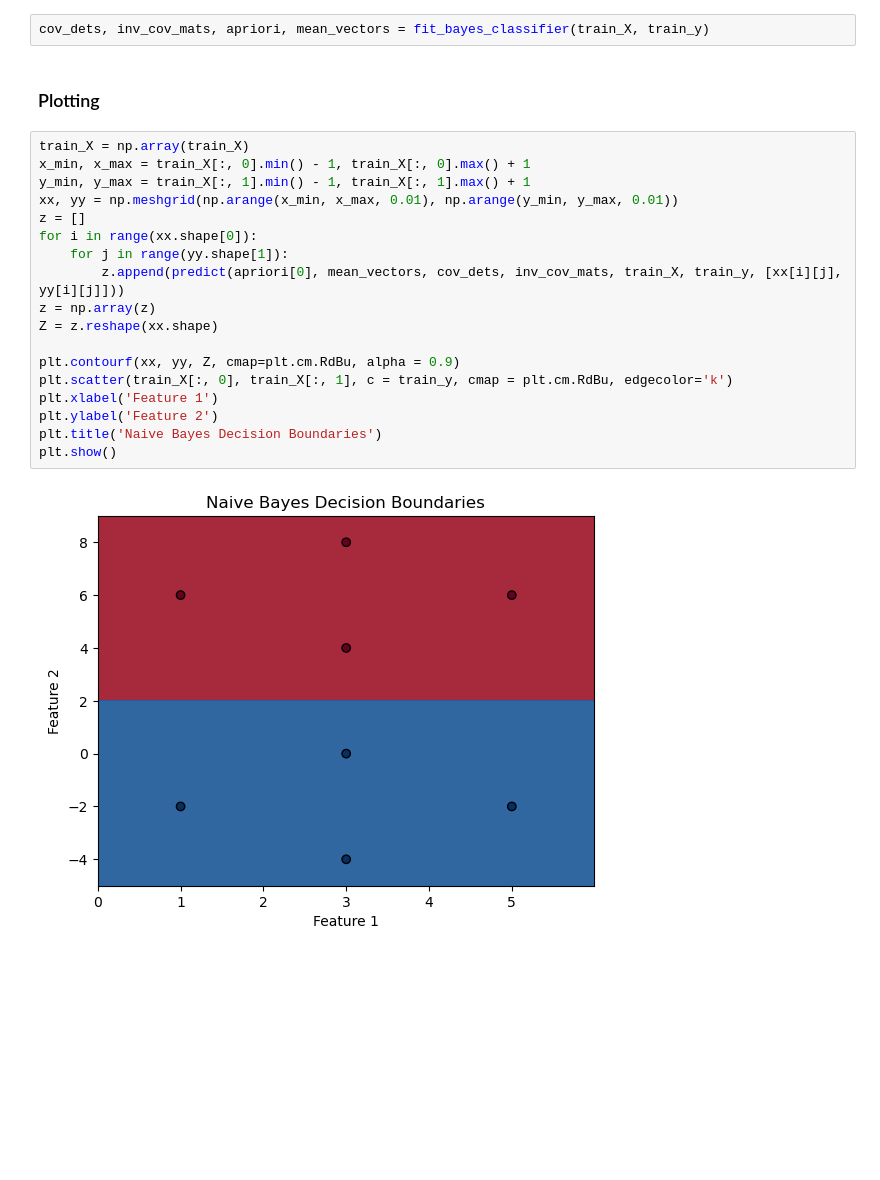
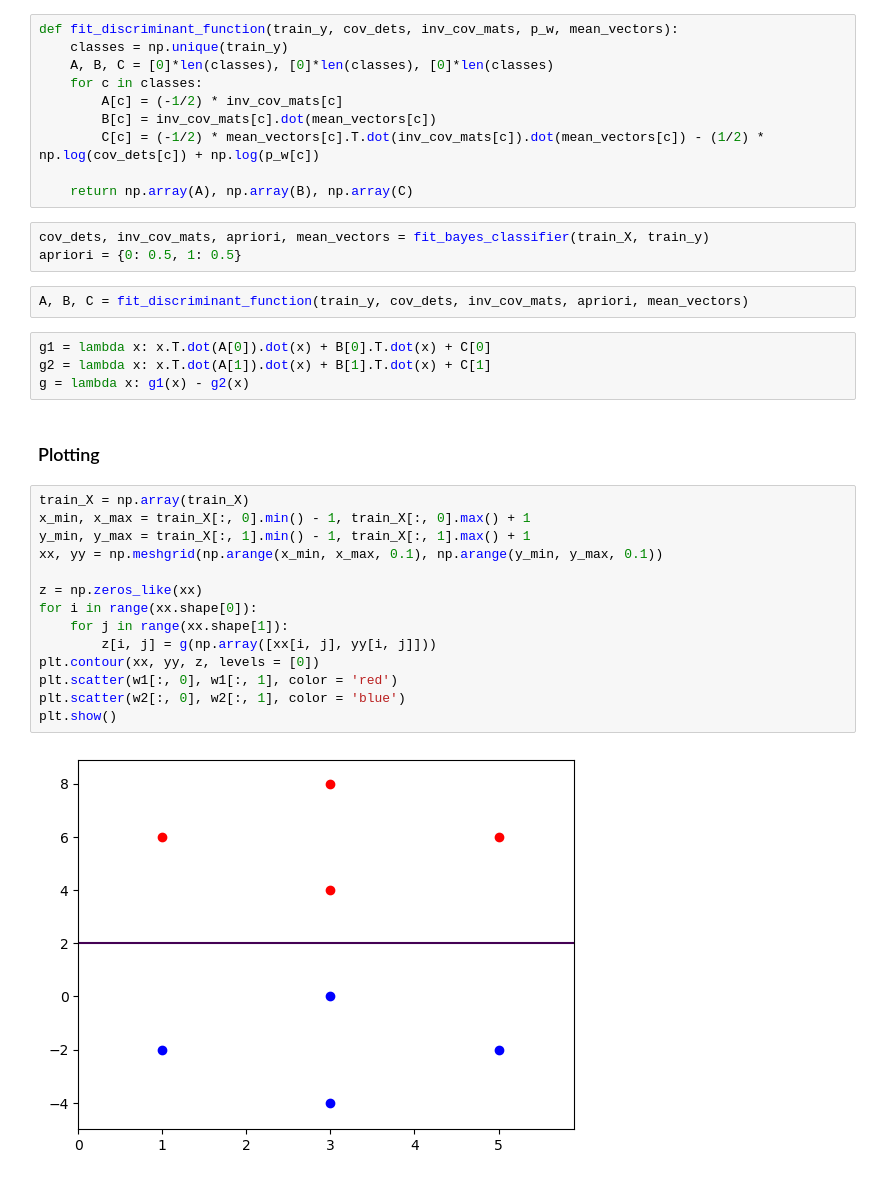
Before and after one commit to DSLRSIDDESH/PRML, a Jupyter notebook: lab-07/1.ipynb, the cells around one changed output. Drawn from its saved outputs; the diff is of its cells as text; blank space fills up the shorter version.

Commit message:
Decision Boundary Plots

```diff
--- a/lab-07/1.ipynb
+++ b/lab-07/1.ipynb
@@ -82,24 +68,37 @@ def discriminant_function(apriori, mean_vectors, cov_dets, inv_cov_mats, train_X
+# %%
+def fit_discriminant_function(train_y, cov_dets, inv_cov_mats, p_w, mean_vectors):
+    classes = np.unique(train_y)
+    A, B, C = [0]*len(classes), [0]*len(classes), [0]*len(classes)
+    for c in classes:
+        A[c] = (-1/2) * inv_cov_mats[c]
+        B[c] = inv_cov_mats[c].dot(mean_vectors[c])
+        C[c] = (-1/2) * mean_vectors[c].T.dot(inv_cov_mats[c]).dot(mean_vectors[c]) - (1/2) * np.log(cov_dets[c]) + np.log(p_w[c])
+
+    return np.array(A), np.array(B), np.array(C)
 # %%
 cov_dets, inv_cov_mats, apriori, mean_vectors = fit_bayes_classifier(train_X, train_y)
+apriori = {0: 0.5, 1: 0.5}
+# %%
+A, B, C = fit_discriminant_function(train_y, cov_dets, inv_cov_mats, apriori, mean_vectors)
+# %%
+g1 = lambda x: x.T.dot(A[0]).dot(x) + B[0].T.dot(x) + C[0]
+g2 = lambda x: x.T.dot(A[1]).dot(x) + B[1].T.dot(x) + C[1]
+g = lambda x: g1(x) - g2(x)
 # %% [markdown]
 ### Plotting
 # %%
 train_X = np.array(train_X)
 x_min, x_max = train_X[:, 0].min() - 1, train_X[:, 0].max() + 1
 y_min, y_max = train_X[:, 1].min() - 1, train_X[:, 1].max() + 1
-xx, yy = np.meshgrid(np.arange(x_min, x_max, 0.01), np.arange(y_min, y_max, 0.01))
-z = []
+xx, yy = np.meshgrid(np.arange(x_min, x_max, 0.1), np.arange(y_min, y_max, 0.1))
+
+z = np.zeros_like(xx)
 for i in range(xx.shape[0]):
-    for j in range(yy.shape[1]):
-        z.append(predict(apriori[0], mean_vectors, cov_dets, inv_cov_mats, train_X, train_y, [xx[i][j], yy[i][j]]))
-z = np.array(z)
-Z = z.reshape(xx.shape)
-
-plt.contourf(xx, yy, Z, cmap=plt.cm.RdBu, alpha = 0.9)
-plt.scatter(train_X[:, 0], train_X[:, 1], c = train_y, cmap = plt.cm.RdBu, edgecolor='k')
-plt.xlabel('Feature 1')
-plt.ylabel('Feature 2')
-plt.title('Naive Bayes Decision Boundaries')
+    for j in range(xx.shape[1]):
+        z[i, j] = g(np.array([xx[i, j], yy[i, j]]))
+plt.contour(xx, yy, z, levels = [0])
+plt.scatter(w1[:, 0], w1[:, 1], color = 'red')
+plt.scatter(w2[:, 0], w2[:, 1], color = 'blue')
 plt.show()
 # %% [output]
-[figure, old version]
+[figure, new version]
```
Also changed, not shown: parts of 3 cells of this notebook, 7 other files.
